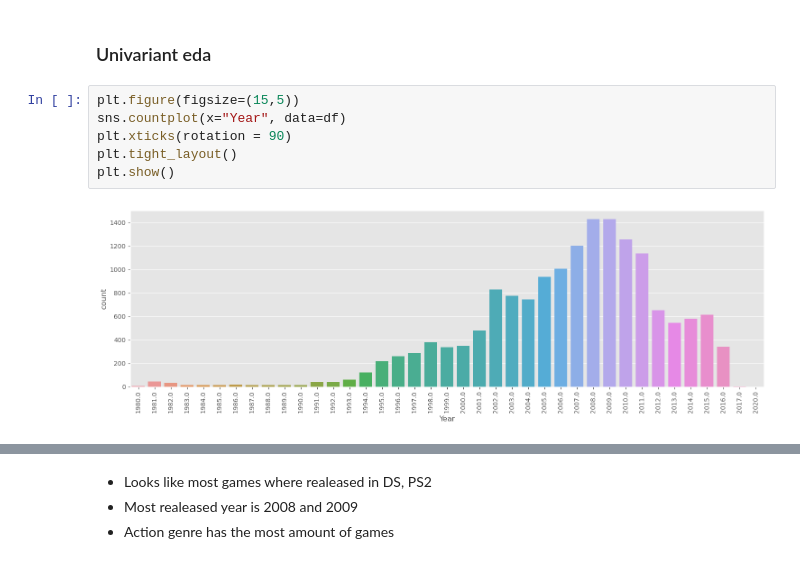
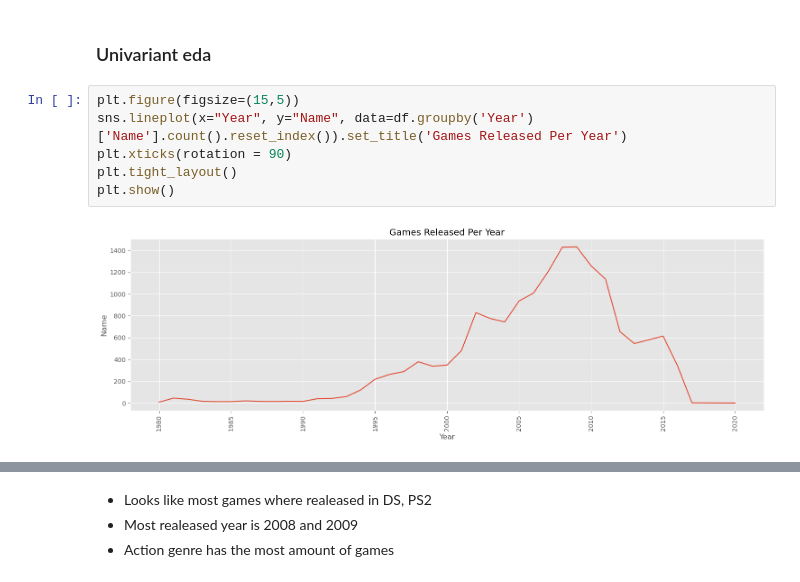
Before and after one commit to Aman-Baruwal/Games_Sales_Analysis, a Jupyter notebook: games_sales.ipynb, the cells around one changed output, grey strips where cells are left out. Drawn from its saved outputs; the diff is of its cells as text.

```diff
--- a/games_sales.ipynb
+++ b/games_sales.ipynb
@@ -105,9 +105,9 @@ df.dropna(inplace=True)
 ### Univariant eda
 # %%
 plt.figure(figsize=(15,5))
-sns.countplot(x="Year", data=df)
+sns.lineplot(x="Year", y="Name", data=df.groupby('Year')['Name'].count().reset_index()).set_title('Games Released Per Year')
 plt.xticks(rotation = 90)
 plt.tight_layout()
 plt.show()
 # %% [output]
-[figure, old version]
+[figure, new version]
```
Also changed, not shown: parts of 17 cells of this notebook.
